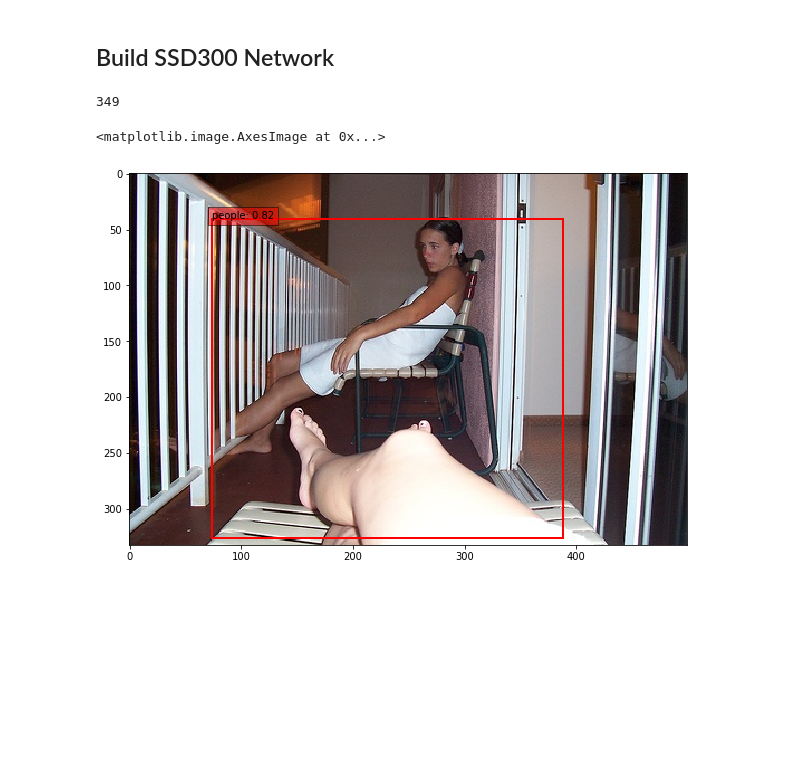
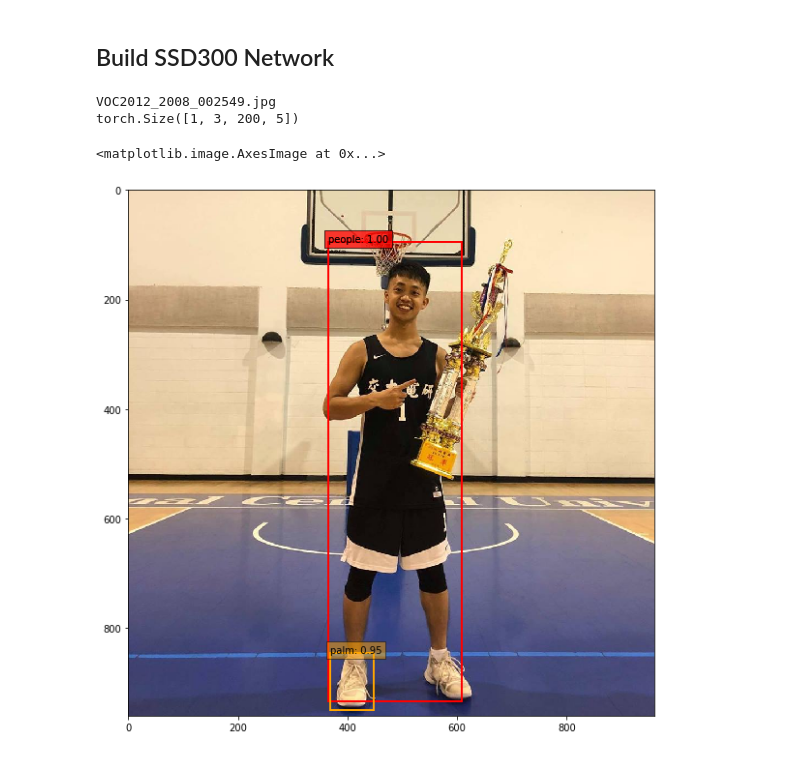
Before and after one commit to championway/ssd.pytorch, a Jupyter notebook: Validation.ipynb, the cells around one changed output. Cells and saved outputs as stored; diff of their text form; code cells hidden in the pictures; blank space fills up the shorter version.

Commit message:
for argbot

```diff
--- a/Validation.ipynb
+++ b/Validation.ipynb
@@ -28,30 +28,32 @@ label = ['background']
 for i in label_idx:
     label.append(i[0])
 print(label)
+label = ['background', 'people', 'palm']
 # %% [output]
 ['background', 'people']
 # %%
-net = build_ssd('test', 300, 2)    # initialize SSD, +1 for background
-net.load_weights('./weights/person/person_12500.pth')
+net = build_ssd('test', 300, 3)    # initialize SSD, +1 for background
+net.load_weights('./weights/argbot/argbot_52000.pth')
 # %% [output]
 Loading weights into state dict...
 Finished!
 # %% [markdown]
 ## Build SSD300 Network
 # %%
-IMAGE_ROOT = "/media/arg_ws3/5E703E3A703E18EB/data/subt_artifact/JPEGImages"
-#img_list = os.listdir(IMAGE_ROOT)
-test_file = '/media/arg_ws3/5E703E3A703E18EB/data/subt_artifact/ImageSets/Main/test.txt'
-img_list = []
-for line in open(osp.join(test_file)):
-    img_list.append(line.strip())
+IMAGE_ROOT = "/media/arg_ws3/5E703E3A703E18EB/data/argbot/person/image/"
+img_list = os.listdir(IMAGE_ROOT)
+#test_file = '/media/arg_ws3/5E703E3A703E18EB/data/subt_artifact/ImageSets/Main/test.txt'
+#img_list = []
+#for line in open(osp.join(test_file)):
+#    img_list.append(line.strip())
 
-img_id = random.randint(0, len(img_list)-1)
+img_id = img_list[int(random.randint(0, len(img_list)-1))]
+print(img_id)
 #img_path = IMAGE_ROOT + '/' + img_list[img_id]
-img_path = IMAGE_ROOT + '/' + img_list[img_id] + '.jpg'
-print(img_id)
-#image = cv2.imread(img_path)
-image = cv2.imread('/media/arg_ws3/5E703E3A703E18EB/data/VOCdevkit/VOC2007/JPEGImages/000090.jpg')
+#img_path = IMAGE_ROOT + '/' + img_list[img_id] + '.jpg'
+#print(img_id)
+#image = cv2.imread(IMAGE_ROOT + img_id)
+image = cv2.imread('/home/arg_ws3/PyTorch-GAN/implementations/cyclegan/david.jpg')
 rgb_image = cv2.cvtColor(image, cv2.COLOR_RGB2BGR)
 # View the sampled input image before transform
 plt.figure(figsize=(10,10))
@@ -65,33 +67,34 @@ x = x[:, :, ::-1].copy()
 x = torch.from_numpy(x).permute(2, 0, 1)
 
 xx = Variable(x.unsqueeze(0))     # wrap tensor in Variable
 if torch.cuda.is_available():
     xx = xx.cuda()
 y = net(xx)
-
+print(y.shape)
 currentAxis = plt.gca()
 scale = torch.Tensor(rgb_image.shape[1::-1]).repeat(2)
 detections = y.data # torch.Size([1, 4, 200, 5]) --> [batch?, class, object, coordinates]
 objs = []
 for i in range(detections.size(1)): # detections.size(1) --> class size
     for j in range(5): # each class choose top 5 predictions
         if detections[0, i, j, 0].cpu().numpy() > 0.5:
             score = detections[0, i, j, 0]
             pt = (detections[0, i, j,1:]*scale).cpu().numpy()
             objs.append([pt[0], pt[1], pt[2]-pt[0]+1, pt[3]-pt[1]+1, i, score])
     color_BBX = (255, 255, 0)
     color_TEXT = (255, 0, 0)
     colors = plt.cm.hsv(np.linspace(0, 1, 10)).tolist()
     for i, obj in enumerate(objs):
         #cv2.rectangle(rgb_image, (int(obj[0]), int(obj[1])),\
         #            (int(obj[0] + obj[2]), int(obj[1] + obj[3])), color_BBX, 3)
         #cv2.putText(rgb_image, label[obj[4]], (int(obj[0]), int(obj[1])), 0, 1, color_TEXT,2)
         coords = (obj[0], obj[1]), obj[2], obj[3]
         display_txt = '%s: %.2f'%(label[obj[4]], obj[5])
         currentAxis.add_patch(plt.Rectangle(*coords, fill=False, edgecolor=colors[i], linewidth=2))
         currentAxis.text(obj[0], obj[1], display_txt, bbox={'facecolor':colors[i], 'alpha':0.5})
 plt.imshow(rgb_image)
 # %% [output]
-349
+VOC2012_2008_002549.jpg
+torch.Size([1, 3, 200, 5])
 <matplotlib.image.AxesImage at 0x...>
-[figure, old version]
+[figure, new version]
```
Also changed, not shown: parts of 1 cell of this notebook, 8 other files.
